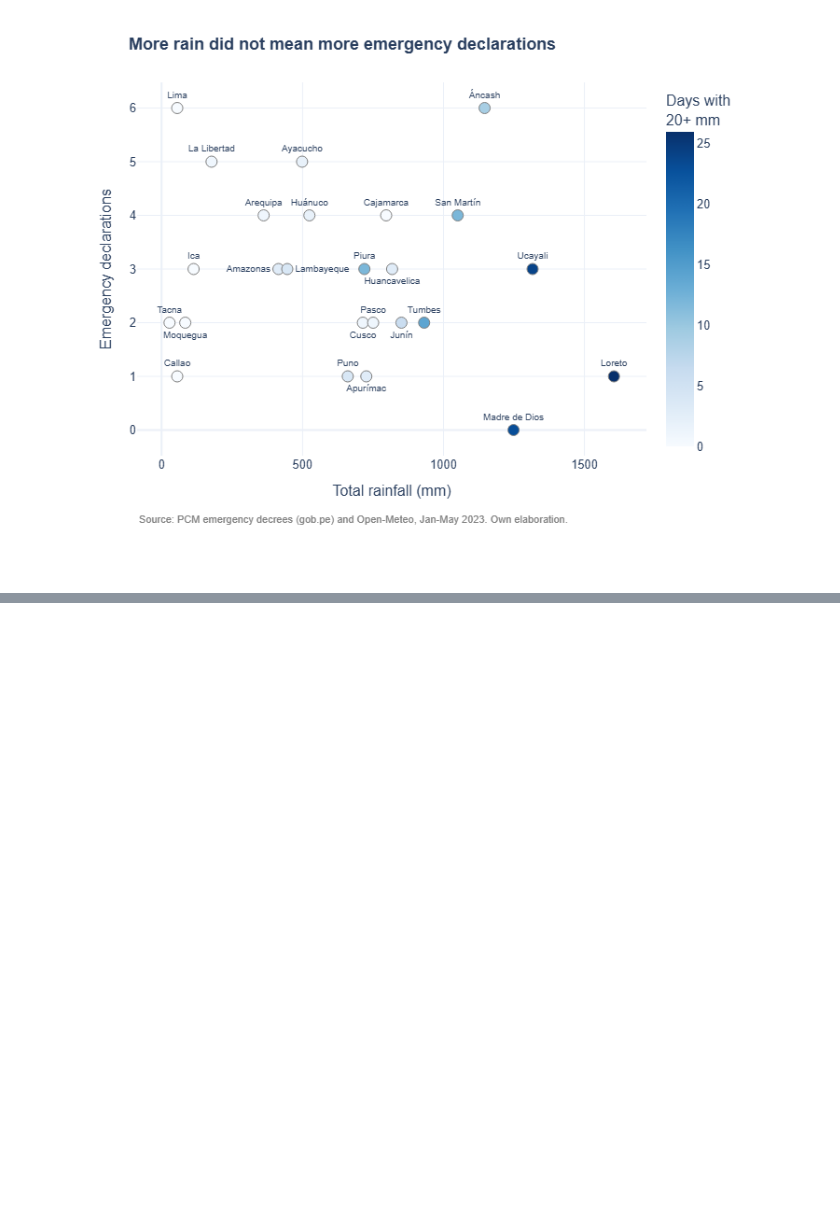
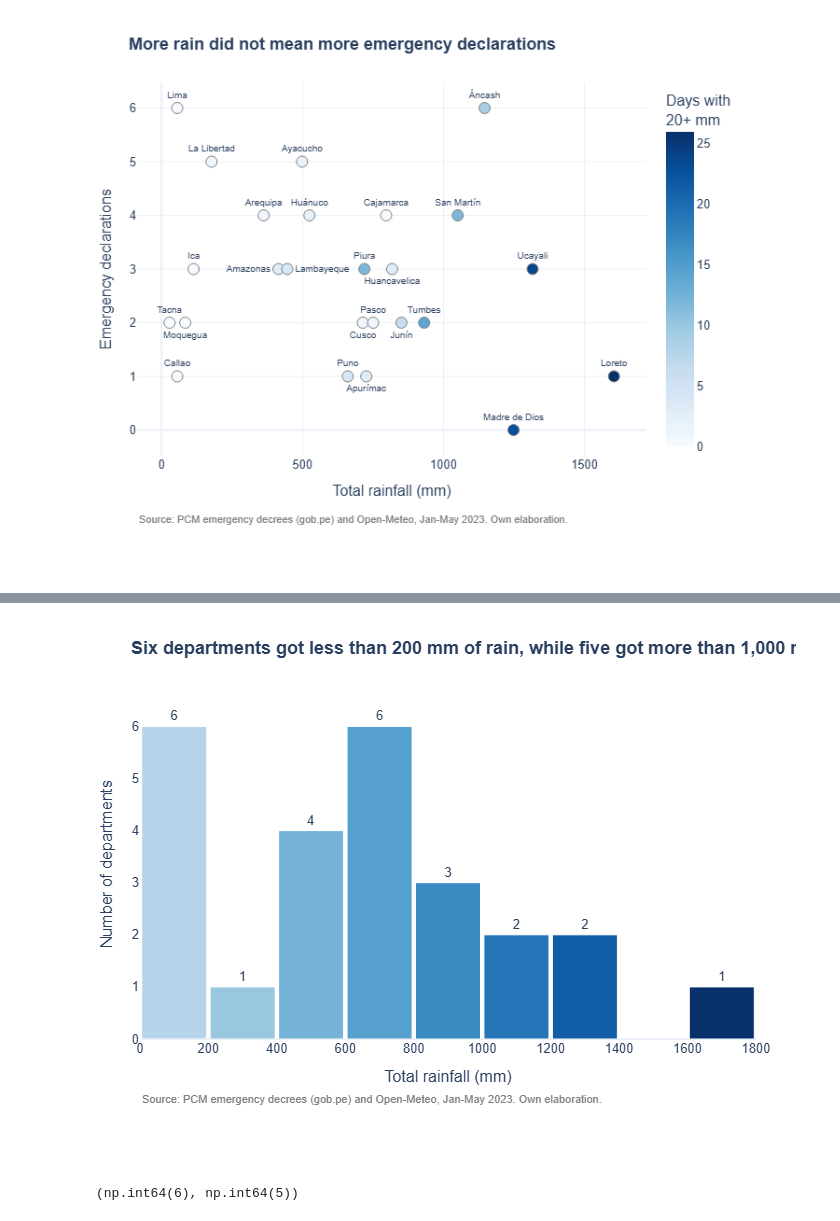
Before and after one commit to rodnm/Python-G2, a Jupyter notebook: assignment_3/01_visualizacion.ipynb, the cells around one changed output, grey strips where cells are left out. Saved outputs shown, nothing was run; the diff lists cells and outputs as text; code cells hidden in the pictures; blank space fills up the shorter version.

Commit message:
feat(assignment_3): add histogram of rainfall distribution
Part of #21

```diff
--- a/assignment_3/01_visualizacion.ipynb
+++ b/assignment_3/01_visualizacion.ipynb
@@ -121,0 +136,38 @@ fig.show()
+# %%
+# One color per rainfall range: light blue = little rain, dark blue = a lot
+cortes = list(range(0, 2000, 200))
+etiquetas = [f"{c}-{c + 200}" for c in cortes[:-1]]
+tabla["rango"] = pd.cut(tabla["lluvia_total_mm"], bins=cortes, labels=etiquetas).astype(str)
+colores = px.colors.sample_colorscale("Blues", [0.3 + 0.7 * i / 8 for i in range(9)])
+
+fig = px.histogram(tabla, x="lluvia_total_mm", color="rango", text_auto=True,
+                   category_orders={"rango": etiquetas},
+                   color_discrete_sequence=colores,
+                   labels={"lluvia_total_mm": "Total rainfall (mm)"},
+                   title="<b>Six departments got less than 200 mm of rain, while five got more than 1,000 mm</b>",
+                   height=550)
+fig.update_traces(xbins=dict(start=0, end=1800, size=200),
+                  marker_line=dict(width=1, color="white"),
+                  textposition="outside", cliponaxis=False)
+fig.update_layout(
+    showlegend=False,
+    yaxis_title="Number of departments",
+    template="plotly_white",
+    font=dict(family="Arial", size=13),
+    title_font_size=18,
+    bargap=0.05,
+    margin=dict(l=10, r=40, t=70, b=130),
+    xaxis=dict(dtick=200),
+    yaxis=dict(showgrid=False),
+    annotations=[dict(
+        text=fuente, showarrow=False, xref="paper", yref="paper",
+        x=0, y=-0.15, yanchor="top", font=dict(size=11, color="gray"),
+    )],
+)
+fig.show()
+# %% [output]
+[figure, added]
+# %%
+(tabla["lluvia_total_mm"] < 200).sum(), (tabla["lluvia_total_mm"] > 1000).sum()
+# %% [output]
+(np.int64(6), np.int64(5))
```
Also changed, not shown: parts of 3 cells of this notebook.
